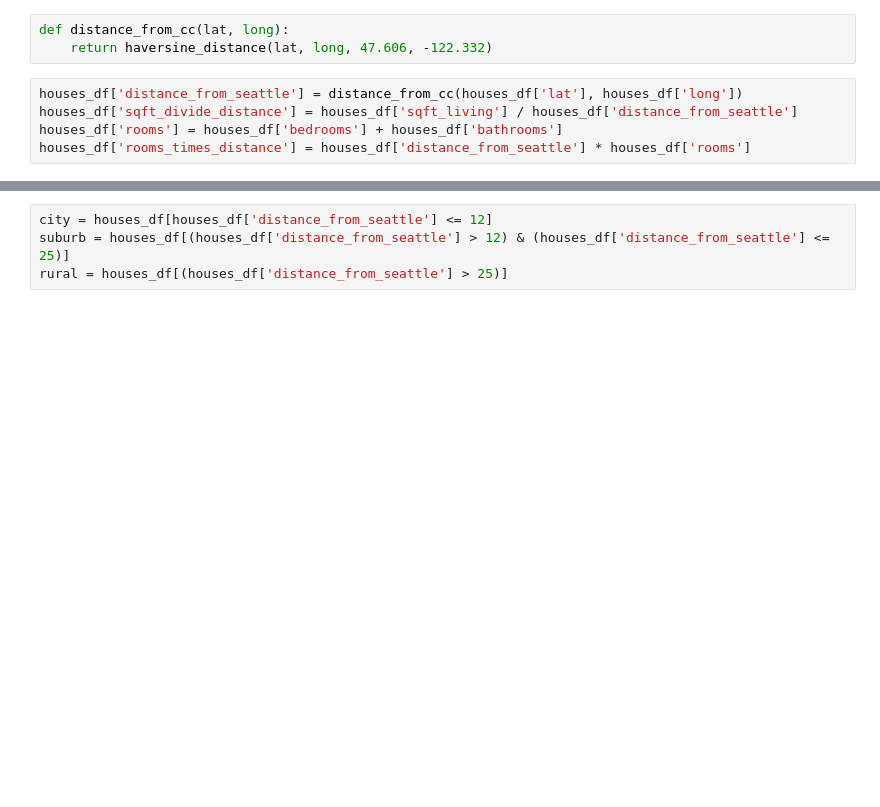
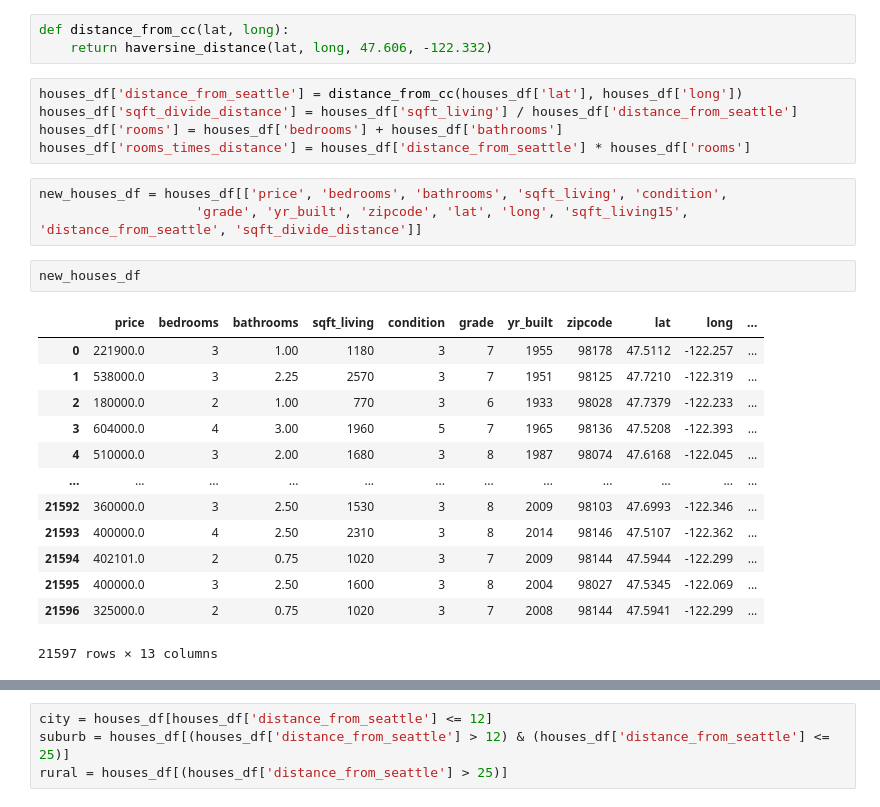
Before and after one commit to jmarkowi/kingcounty, a Jupyter notebook: predicting_prices_king_count-checkpoint.ipynb, the cells around one changed output, grey strips where cells are left out. Cells and saved outputs as stored; diff of their text form; blank space fills up the shorter version.

```diff
--- a/predicting_prices_king_count-checkpoint.ipynb
+++ b/predicting_prices_king_count-checkpoint.ipynb
@@ -101,3 +101,22 @@ houses_df['distance_from_seattle'] = distance_from_cc(houses_df['lat'], houses_d
 houses_df['sqft_divide_distance'] = houses_df['sqft_living'] / houses_df['distance_from_seattle']
 houses_df['rooms'] = houses_df['bedrooms'] + houses_df['bathrooms']
 houses_df['rooms_times_distance'] = houses_df['distance_from_seattle'] * houses_df['rooms']
+# %%
+new_houses_df = houses_df[['price', 'bedrooms', 'bathrooms', 'sqft_living', 'condition',
+                    'grade', 'yr_built', 'zipcode', 'lat', 'long', 'sqft_living15', 'distance_from_seattle', 'sqft_divide_distance']]
+# %%
+new_houses_df
+# %% [output]
+|  | price | bedrooms | bathrooms | sqft_living | condition | grade | yr_built | zipcode | lat | long | ... |
+| 0 | 221900.0 | 3 | 1.00 | 1180 | 3 | 7 | 1955 | 98178 | 47.5112 | -122.257 | ... |
+| 1 | 538000.0 | 3 | 2.25 | 2570 | 3 | 7 | 1951 | 98125 | 47.7210 | -122.319 | ... |
+| 2 | 180000.0 | 2 | 1.00 | 770 | 3 | 6 | 1933 | 98028 | 47.7379 | -122.233 | ... |
+| 3 | 604000.0 | 4 | 3.00 | 1960 | 5 | 7 | 1965 | 98136 | 47.5208 | -122.393 | ... |
+| 4 | 510000.0 | 3 | 2.00 | 1680 | 3 | 8 | 1987 | 98074 | 47.6168 | -122.045 | ... |
+| ... | ... | ... | ... | ... | ... | ... | ... | ... | ... | ... | ... |
+| 21592 | 360000.0 | 3 | 2.50 | 1530 | 3 | 8 | 2009 | 98103 | 47.6993 | -122.346 | ... |
+| 21593 | 400000.0 | 4 | 2.50 | 2310 | 3 | 8 | 2014 | 98146 | 47.5107 | -122.362 | ... |
+| 21594 | 402101.0 | 2 | 0.75 | 1020 | 3 | 7 | 2009 | 98144 | 47.5944 | -122.299 | ... |
+| 21595 | 400000.0 | 3 | 2.50 | 1600 | 3 | 8 | 2004 | 98027 | 47.5345 | -122.069 | ... |
+| 21596 | 325000.0 | 2 | 0.75 | 1020 | 3 | 7 | 2008 | 98144 | 47.5941 | -122.299 | ... |
+21597 rows × 13 columns
```
Also changed, not shown: parts of 3 cells of this notebook.
